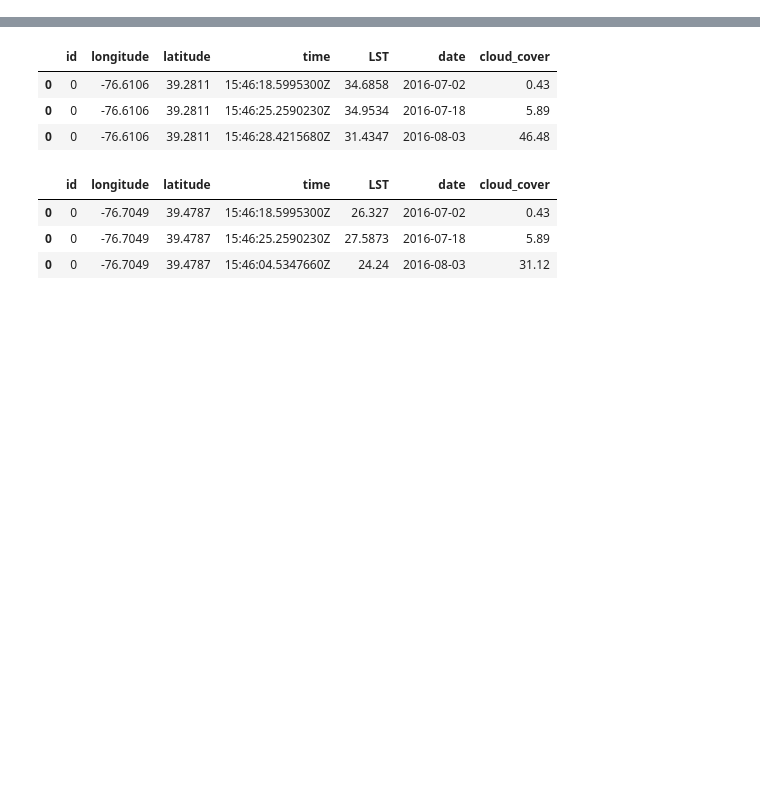
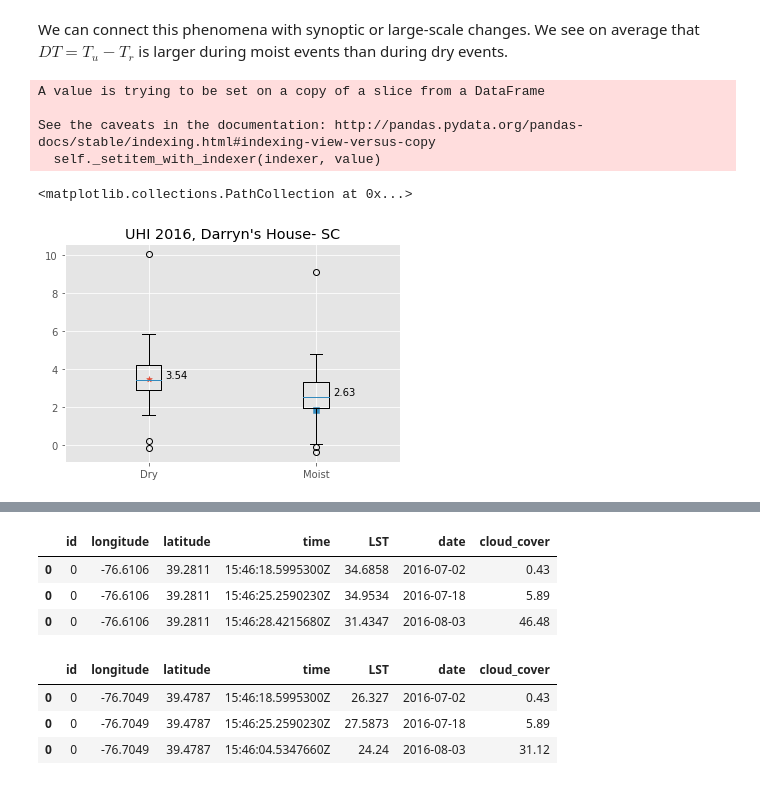
Before and after one commit to gottscott/finalthesischapter, a Jupyter notebook: Surface Energy Budget Model.ipynb, the cells around one changed output, grey strips where cells are left out. Saved outputs shown, nothing was run; the diff lists cells and outputs as text; code cells hidden in the pictures; blank space fills up the shorter version.

```diff
--- a/Surface Energy Budget Model.ipynb
+++ b/Surface Energy Budget Model.ipynb
@@ -28,0 +64,32 @@ rural = 68
+# %% [markdown]
+We can connect this phenomena with synoptic or large-scale changes. We see on average that $ DT = T_u - T_r $ is larger during moist events than during dry events.
+# %%
+# read in synoptic Data
+file = '/Users/ascott47/blausteinmount/heat/data/synopticclassification/' + 'BWI'+ '.dbdmt'
+synopticDF =  pd.read_table(file, sep = ' ', header =  None, parse_dates = [1])
+synopticDF.columns = ['id','date', 'ssc']
+synopticDF = synopticDF.set_index(synopticDF['date'])
+synopticDF['ssc'].loc[synopticDF['ssc']> 60] =6.5
+syn = synopticDF['ssc']['2016-06-01': '2016-09-15'].resample('D').mean()#[pd.PeriodIndex(UHI.index, freq = 'D')[0]:pd.PeriodIndex(UHI.index, freq = 'D')[-1]]
+
+UHI = (tempDF[urban][tempDF.index.hour ==6 ] - tempDF[rural][tempDF.index.hour ==6 ]).resample('D').mean()
+dry_UHI = UHI[syn[syn <=3].index].dropna()
+moist_UHI = UHI[syn[syn > 3].index].dropna()
+data = [dry_UHI.values,
+        moist_UHI.values]
+fig,ax = plt.subplots()
+plot_handle = plt.boxplot(data)
+ax.set_xticklabels(['Dry', 'Moist'])
+plt.text(1.1, dry_UHI.mean(), '%2.2f'%dry_UHI.mean())
+plt.text(2.1, moist_UHI.mean(), '%2.2f'%moist_UHI.mean())
+ax.set_title('UHI 2016, Darryn\'s House- SC')
+
+plt.scatter(1, UHI['2016-07-02'], marker='*')
+plt.scatter(2, UHI['2016-07-18'], marker='s')
+# %% [output]
+A value is trying to be set on a copy of a slice from a DataFrame
+
+See the caveats in the documentation: http://pandas.pydata.org/pandas-docs/stable/indexing.html#indexing-view-versus-copy
+  self._setitem_with_indexer(indexer, value)
+<matplotlib.collections.PathCollection at 0x...>
+[figure, added]
```
Also changed, not shown: parts of 23 cells of this notebook.
